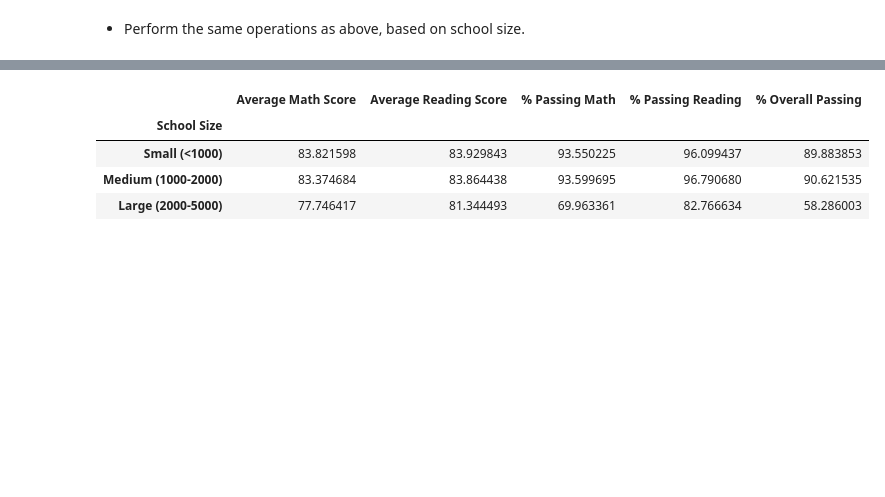
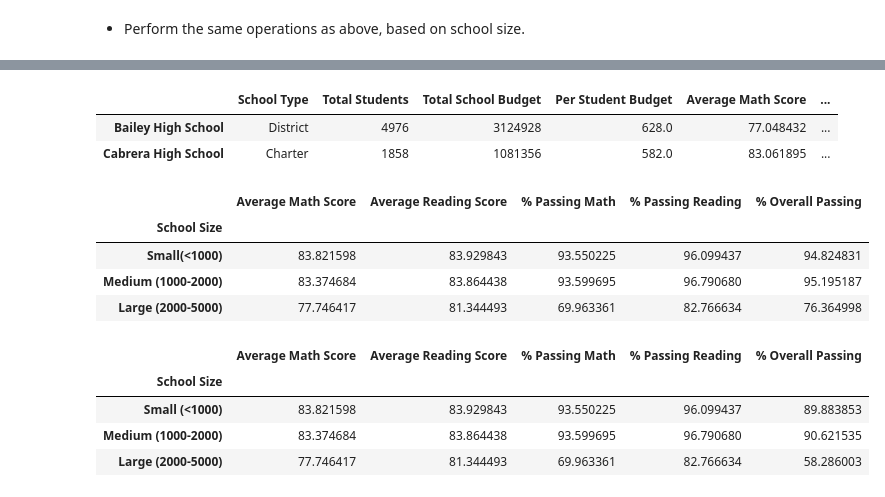
Before and after one commit to JeniLam/PandasChallenge, a Jupyter notebook: PyCitySchools/PyCitySchools_starter.ipynb, the cells around one changed output, grey strips where cells are left out. Saved outputs shown, nothing was run; the diff lists cells and outputs as text; code cells hidden in the pictures; blank space fills up the shorter version.

Commit message:
Adds Scores by School Size code

```diff
--- a/PyCitySchools/PyCitySchools_starter.ipynb
+++ b/PyCitySchools/PyCitySchools_starter.ipynb
@@ -873,2 +879,5 @@ scores_by_school_spending[['Average Math Score', 'Average Reading Score','% Pass
 # %% [markdown]
 * Perform the same operations as above, based on school size.
+# %%
+school_size_df = school_summary
+school_size_df.head(2)
@@ -874,0 +913,5 @@ scores_by_school_spending[['Average Math Score', 'Average Reading Score','% Pass
+# %%
+# create bins in which to place values based upon school size/total students
+size_bins=[0, 999.9, 2000, 5000]
+# Create labels for bins
+size_labels = ['Small(<1000)', 'Medium (1000-2000)', 'Large (2000-5000)']
@@ -875,3 +929,23 @@ scores_by_school_spending[['Average Math Score', 'Average Reading Score','% Pass
+# %%
+# Place data series into a new column inside of the DataFrame
+school_size_df['School Size']= pd.cut(school_size_df['Total Students'], size_bins, labels = size_labels)
+school_size_df.head(2)
+# %% [output]
+|  | School Type | Total Students | Total School Budget | Per Student Budget | Average Math Score | ... |
+| Bailey High School | District | 4976 | 3124928 | 628.0 | 77.048432 | ... |
+| Cabrera High School | Charter | 1858 | 1081356 | 582.0 | 83.061895 | ... |
+# %%
+# Create group by object based upon 'School Size'
+school_size_group = school_size_df.groupby('School Size')
+# %%
+# Get the average of each column within the GroupBy object
+school_size_group[['Average Math Score', 'Average Reading Score','% Passing Math', '% Passing Reading', '% Overall Passing']].mean()
+# %% [output]
+|  | Average Math Score | Average Reading Score | % Passing Math | % Passing Reading | % Overall Passing |
+| School Size |  |  |  |  |  |
+| Small(<1000) | 83.821598 | 83.929843 | 93.550225 | 96.099437 | 94.824831 |
+| Medium (1000-2000) | 83.374684 | 83.864438 | 93.599695 | 96.790680 | 95.195187 |
+| Large (2000-5000) | 77.746417 | 81.344493 | 69.963361 | 82.766634 | 76.364998 |
 # %%
 # %% [output]
 |  | Average Math Score | Average Reading Score | % Passing Math | % Passing Reading | % Overall Passing |
```
Also changed, not shown: parts of 14 cells of this notebook.
